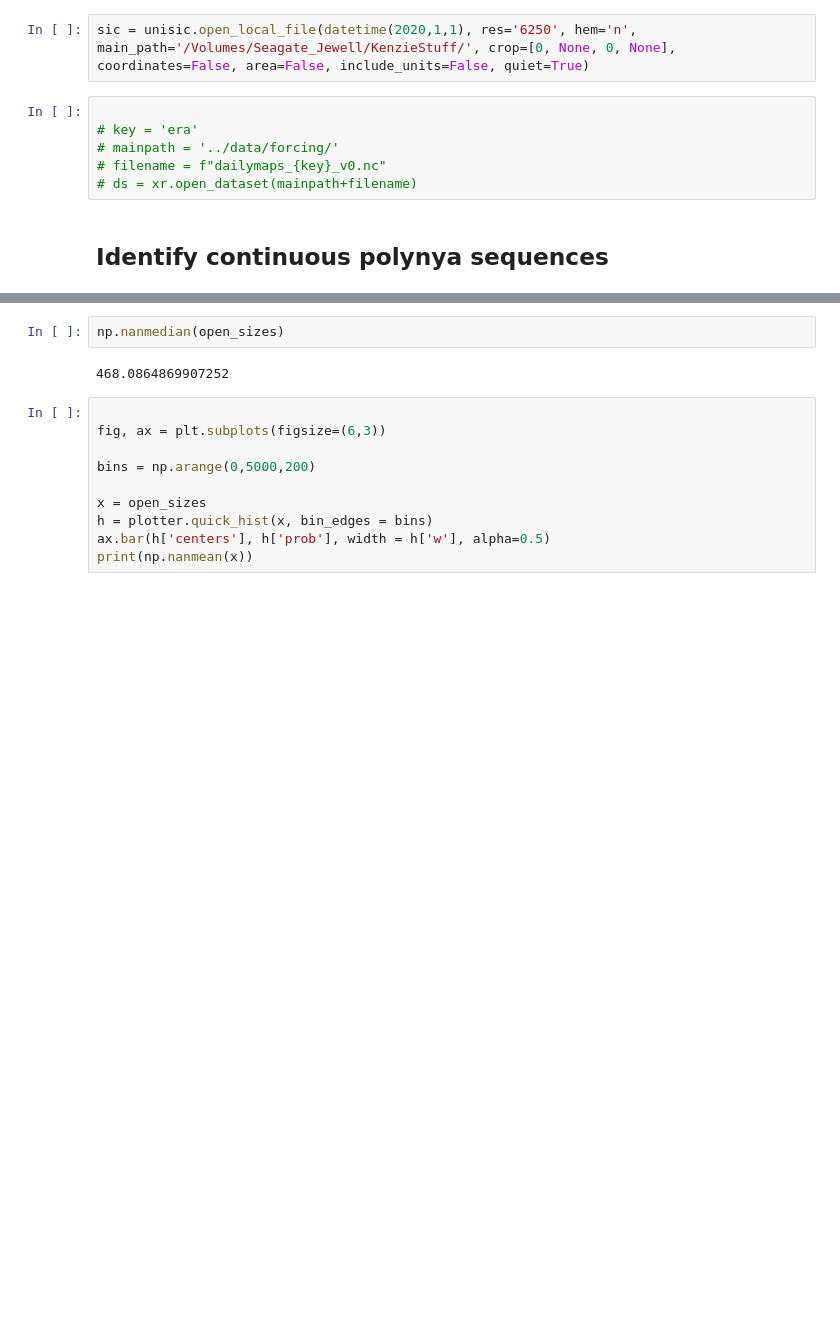
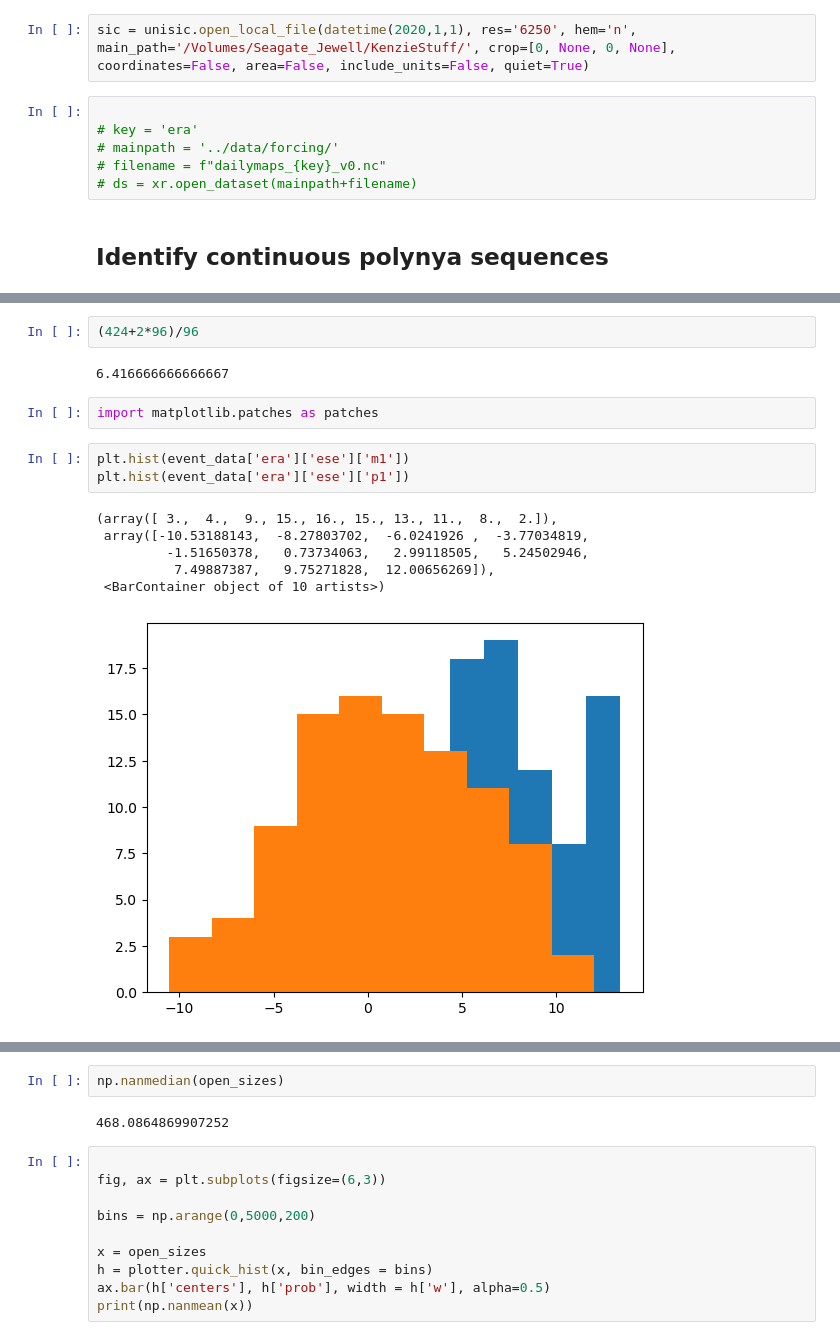
Before and after one commit to mackenziejewell/SBSpolynya, a Jupyter notebook: notebooks/05_LargeScale_Analysis.ipynb, the cells around one changed output, grey strips where cells are left out. Drawn from its saved outputs; the diff is of its cells as text; blank space fills up the shorter version.

```diff
--- a/notebooks/05_LargeScale_Analysis.ipynb
+++ b/notebooks/05_LargeScale_Analysis.ipynb
@@ -1659,0 +866,16 @@ ax.set_ylim(-size,size)
+# %%
+(424+2*96)/96
+# %% [output]
+6.416666666666667
+# %%
+import matplotlib.patches as patches
+# %%
+plt.hist(event_data['era']['ese']['m1'])
+plt.hist(event_data['era']['ese']['p1'])
+# %% [output]
+(array([ 3.,  4.,  9., 15., 16., 15., 13., 11.,  8.,  2.]),
+ array([-10.53188143,  -8.27803702,  -6.0241926 ,  -3.77034819,
+         -1.51650378,   0.73734063,   2.99118505,   5.24502946,
+          7.49887387,   9.75271828,  12.00656269]),
+ <BarContainer object of 10 artists>)
+[figure, added]
```
Also changed, not shown: parts of 154 cells of this notebook, 46 other files.
